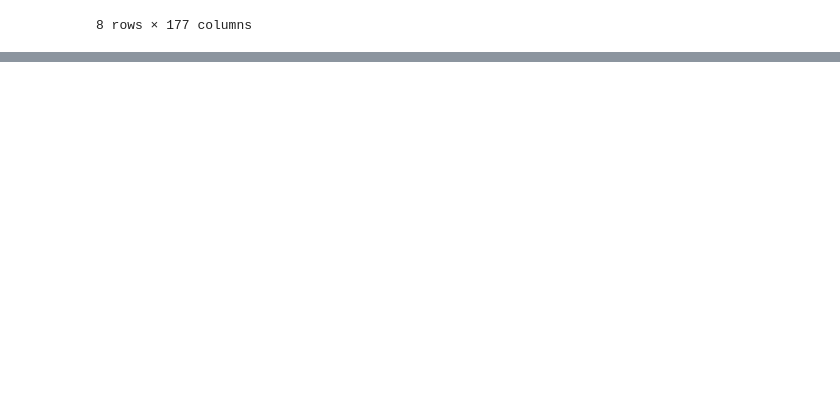
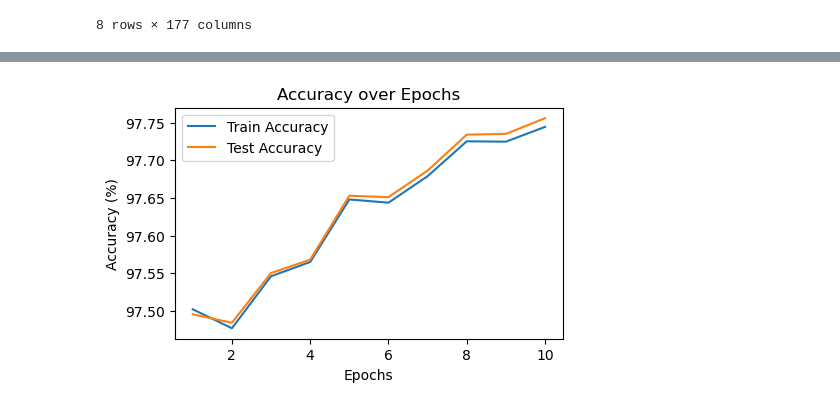
Before and after one commit to weiangela/STAT453---Taxi-Prediction, a Jupyter notebook: softmax_regression.ipynb, the cells around one changed output, grey strips where cells are left out. Saved outputs shown, nothing was run; the diff lists cells and outputs as text; code cells hidden in the pictures; blank space fills up the shorter version.

```diff
--- a/softmax_regression.ipynb
+++ b/softmax_regression.ipynb
@@ -97,5 +83,0 @@ def train_epoch(model, train_loader, criterion, optimizer):
-# %%
-# Train the model
-for epoch in range(10):  # train for 10 epochs
-    loss = train_epoch(model, train_loader, criterion, optimizer)
-    print(f'Epoch {epoch+1}, Loss: {loss:.4f}')
@@ -146,0 +84,67 @@ Confusion Matrix:
+# %%
+import matplotlib.pyplot as plt
+import torch
+import torch.nn as nn
+from torch.utils.data import DataLoader, TensorDataset
+
+# Define the Softmax Regression Model
+class SoftmaxRegression(nn.Module):
+    def __init__(self, input_dim):
+        super(SoftmaxRegression, self).__init__()
+        self.linear = nn.Linear(input_dim, 4)  # Output layer for 4 classes
+
+    def forward(self, x):
+        return self.linear(x)
+
+# Assume X_train.shape[1] is known and correct
+model = SoftmaxRegression(X_train.shape[1])
+
+# Define optimizer and loss function
+optimizer = torch.optim.SGD(model.parameters(), lr=0.01)
+criterion = nn.CrossEntropyLoss()
+
+def train_epoch(model, train_loader, criterion, optimizer):
+    model.train()
+    running_loss = 0.0
+    for inputs, targets in train_loader:
+        optimizer.zero_grad()
+        outputs = model(inputs)
+        loss = criterion(outputs, targets)
+        loss.backward()
+        optimizer.step()
+        running_loss += loss.item()
+    return running_loss / len(train_loader)
+
+def evaluate_model(model, data_loader):
+    model.eval()
+    correct = 0
+    total = 0
+    with torch.no_grad():
+        for inputs, targets in data_loader:
+            outputs = model(inputs)
+            _, predicted = torch.max(outputs, 1)
+            total += targets.size(0)
+            correct += (predicted == targets).sum().item()
+    accuracy = 100 * correct / total
+    return accuracy
+
+train_accuracies = []
+test_accuracies = []
+
+for epoch in range(10):
+    train_loss = train_epoch(model, train_loader, criterion, optimizer)
+    train_accuracy = evaluate_model(model, train_loader)
+    test_accuracy = evaluate_model(model, test_loader)
+    train_accuracies.append(train_accuracy)
+    test_accuracies.append(test_accuracy)
+    print(f'Epoch {epoch+1}, Loss: {train_loss:.4f}, Train Acc: {train_accuracy:.2f}%, Test Acc: {test_accuracy:.2f}%')
+
+plt.figure(figsize=(5, 3))
+plt.plot(range(1, 11), train_accuracies, label='Train Accuracy')
+plt.plot(range(1, 11), test_accuracies, label='Test Accuracy')
+plt.title('Accuracy over Epochs')
+plt.xlabel('Epochs')
+plt.ylabel('Accuracy (%)')
+plt.legend()
+plt.show()
+# %% [output]
@@ -146,0 +161 @@ Confusion Matrix:
+[figure, added]
```
Also changed, not shown: parts of 7 cells of this notebook.
